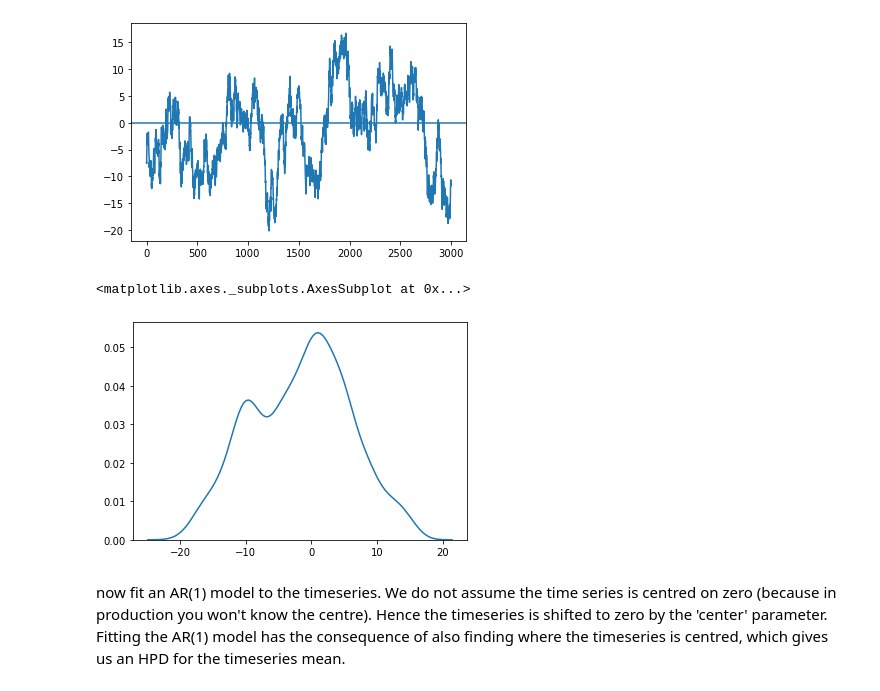
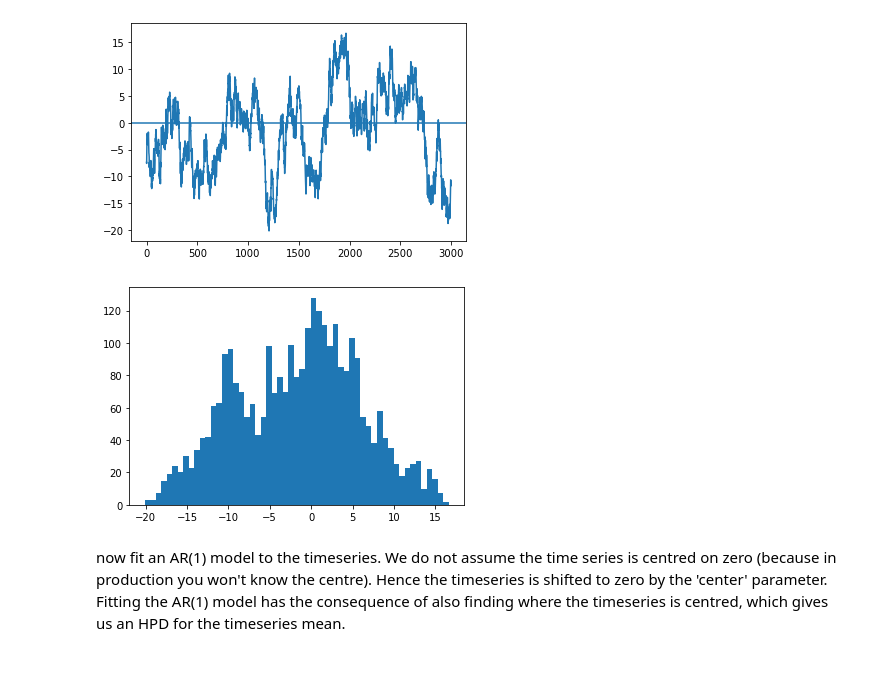
Before and after one commit to ljmartin/estimating_sem_timeseries, a Jupyter notebook: scrapbook_code/autocorr_for_discourse.ipynb, the cells around one changed output. Cells and saved outputs as stored; diff of their text form; code cells hidden in the pictures.

```diff
--- a/scrapbook_code/autocorr_for_discourse.ipynb
+++ b/scrapbook_code/autocorr_for_discourse.ipynb
@@ -23,11 +23,11 @@ plt.axhline(0)
 -1.5996112137830105
 <matplotlib.lines.Line2D at 0x...>
 [figure]
-# %%
-kdeplot(timeseries)
-# %% [output]
-<matplotlib.axes._subplots.AxesSubplot at 0x...>
-[figure, removed]
+# %%
+#kdeplot(timeseries)
+_ = plt.hist(timeseries, bins=55)
+# %% [output]
+[figure, added]
 # %% [markdown]
 now fit an AR(1) model to the timeseries. We do not assume the time series is centred on zero (because in production you won't know the centre). Hence the timeseries is shifted to zero by the 'center' parameter. Fitting the AR(1) model has the consequence of also finding where the timeseries is centred, which gives us an HPD for the timeseries mean.
 # %%
```
Also changed, not shown: parts of 5 cells of this notebook, 21 other files.
